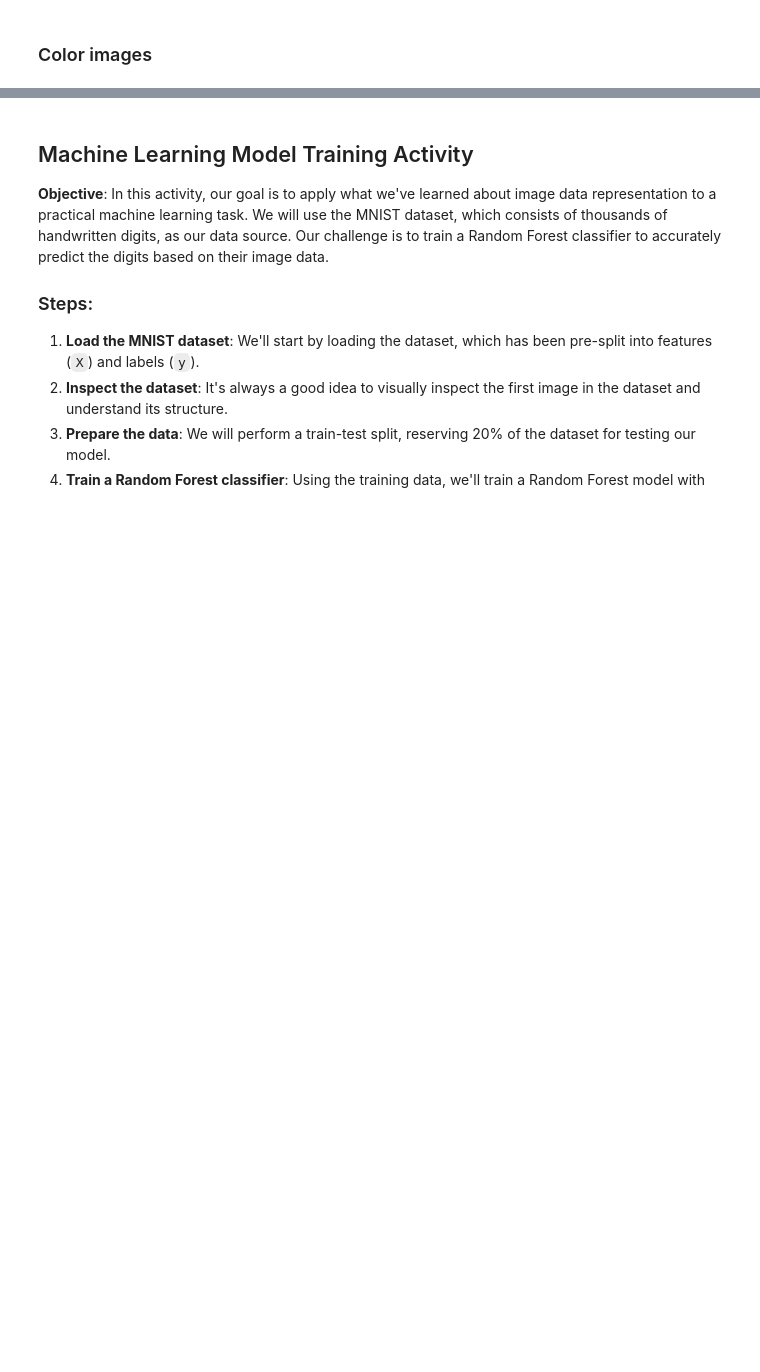
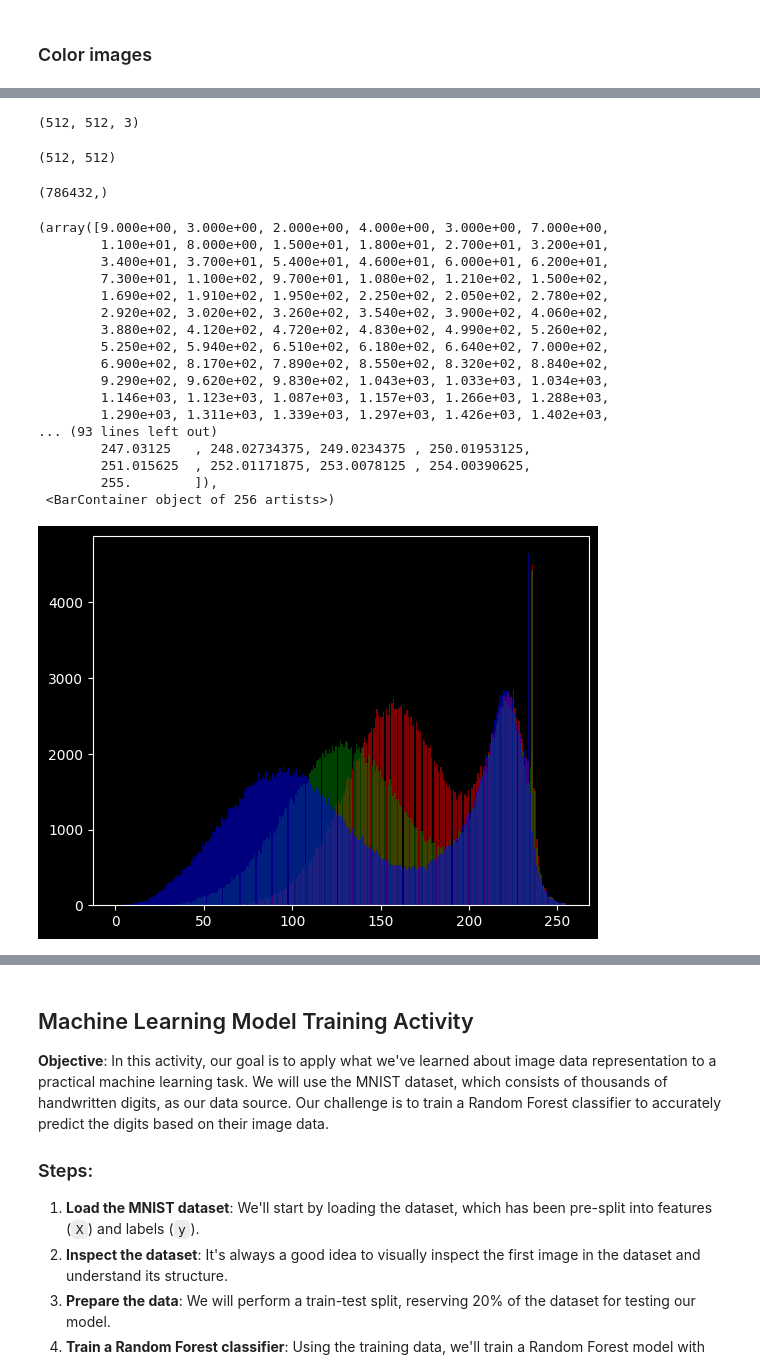
Before and after one commit to UH-MBBE/BE-491-Lecture-18, a Jupyter notebook: L18_notes.ipynb, the cells around one changed output, grey strips where cells are left out. Cells and saved outputs as stored; diff of their text form; code cells hidden in the pictures; blank space fills up the shorter version.

```diff
--- a/L18_notes.ipynb
+++ b/L18_notes.ipynb
@@ -57,9 +122,18 @@ from sklearn.metrics import accuracy_score
 # %%
 # look at the shape of the color image data
+image.shape
+# %% [output]
+(512, 512, 3)
 # %%
 # isolate the red, green, and blue channels
-
+R, G, B = image[:, :, 0], image[:, :, 1], image[:, :, 2]
 
 # look at the red channel
+R.shape
+# %% [output]
+(512, 512)
 # %%
 # inspect what the ravel function does
+image.ravel().shape
+# %% [output]
+(786432,)
@@ -68,2 +140,26 @@ from sklearn.metrics import accuracy_score
+# %%
+# plot a histogram of the red, green, and blue channels
+plt.hist(R.ravel(), bins=256, color='red', alpha=0.5)
+plt.hist(G.ravel(), bins=256, color='green', alpha=0.5)
+plt.hist(B.ravel(), bins=256, color='blue', alpha=0.5)
+# %% [output]
+(array([9.000e+00, 3.000e+00, 2.000e+00, 4.000e+00, 3.000e+00, 7.000e+00,
+        1.100e+01, 8.000e+00, 1.500e+01, 1.800e+01, 2.700e+01, 3.200e+01,
+        3.400e+01, 3.700e+01, 5.400e+01, 4.600e+01, 6.000e+01, 6.200e+01,
+        7.300e+01, 1.100e+02, 9.700e+01, 1.080e+02, 1.210e+02, 1.500e+02,
+        1.690e+02, 1.910e+02, 1.950e+02, 2.250e+02, 2.050e+02, 2.780e+02,
+        2.920e+02, 3.020e+02, 3.260e+02, 3.540e+02, 3.900e+02, 4.060e+02,
+        3.880e+02, 4.120e+02, 4.720e+02, 4.830e+02, 4.990e+02, 5.260e+02,
+        5.250e+02, 5.940e+02, 6.510e+02, 6.180e+02, 6.640e+02, 7.000e+02,
+        6.900e+02, 8.170e+02, 7.890e+02, 8.550e+02, 8.320e+02, 8.840e+02,
+        9.290e+02, 9.620e+02, 9.830e+02, 1.043e+03, 1.033e+03, 1.034e+03,
+        1.146e+03, 1.123e+03, 1.087e+03, 1.157e+03, 1.266e+03, 1.288e+03,
+        1.290e+03, 1.311e+03, 1.339e+03, 1.297e+03, 1.426e+03, 1.402e+03,
+... (93 lines left out)
+        247.03125   , 248.02734375, 249.0234375 , 250.01953125,
+        251.015625  , 252.01171875, 253.0078125 , 254.00390625,
+        255.        ]),
+ <BarContainer object of 256 artists>)
+[figure, added]
 # %%
 # plot red image
```
Also changed, not shown: parts of 21 cells of this notebook.
